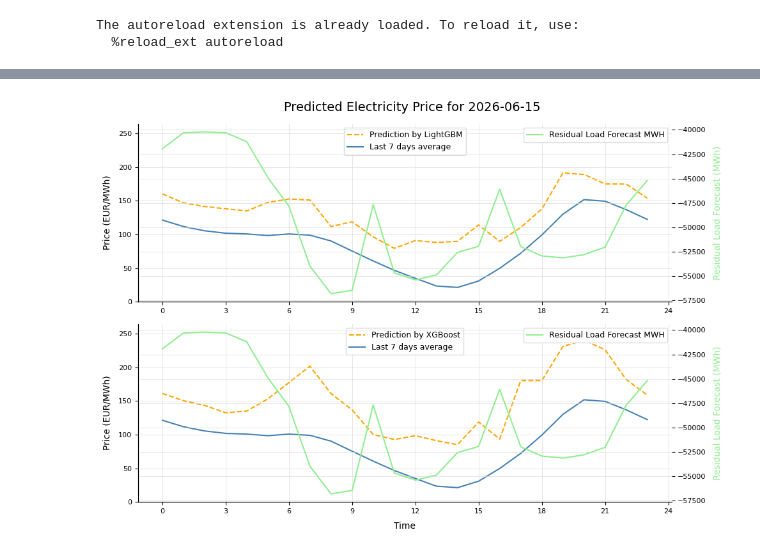
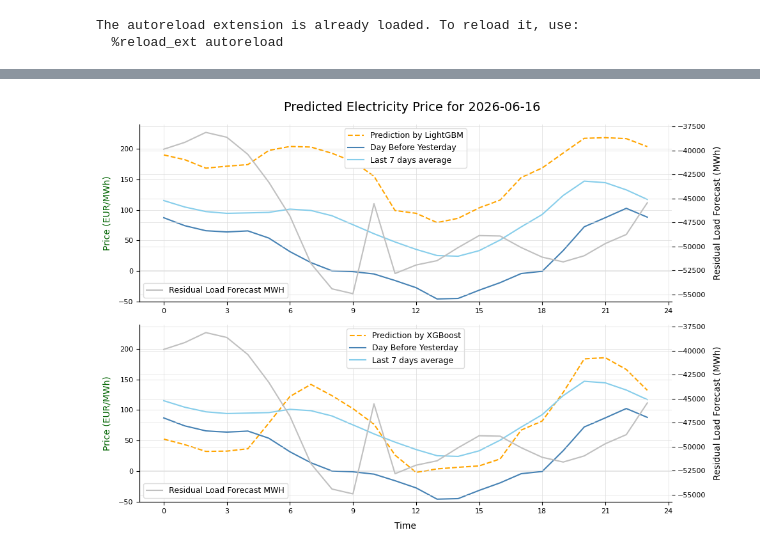
Before and after one commit to SW-oasen/electricity_price_forecast, a Jupyter notebook: notebook/07_predict_price.ipynb, the cells around one changed output, grey strips where cells are left out. Drawn from its saved outputs; the diff is of its cells as text; code cells hidden in the pictures.

Commit message:
reduced features, retrained models, update prediction for tomorrow and streamlit app

```diff
--- a/notebook/07_predict_price.ipynb
+++ b/notebook/07_predict_price.ipynb
@@ -73,5 +73,6 @@ price_features_train = price_model_lgbm.feature_name_
 
 df_tomorrow = prepare_data_for_price_prediction_operational()
 
-df_price_model = prepare_price_model_dataset()
+df_price = load_time_series_data_from_db().reset_index()
+df_price["time_berlin"] = pd.to_datetime(df_price["time"], utc=True).dt.tz_convert("Europe/Berlin")
 # %% [output]
@@ -103,62 +124,61 @@ tomorrow = (now_berlin + pd.Timedelta(days=1)).date()
 daybeforeyesterday = (now_berlin - pd.Timedelta(days=2)).date()
 time_range = range(24)
 
-df_price_model["time_berlin"] = df_price_model["time"].dt.tz_convert("Europe/Berlin")
-
 df_price_daybeforeyesterday = (
-    df_price_model
-    .loc[df_price_model["time_berlin"].dt.date == daybeforeyesterday]
+    df_price
+    .loc[df_price["time_berlin"].dt.date == daybeforeyesterday]
     .sort_values("time_berlin")
 )
 
 df_price_last7days = (
-    df_price_model
+    df_price
     .loc[
-        (df_price_model["time_berlin"].dt.date >= (now_berlin.date() - pd.Timedelta(days=7))) &
-        (df_price_model["time_berlin"].dt.date < now_berlin.date())
+        (df_price["time_berlin"].dt.date >= (now_berlin.date() - pd.Timedelta(days=7))) &
+        (df_price["time_berlin"].dt.date < now_berlin.date())
     ]
-    .groupby(df_price_model["time_berlin"].dt.hour)["price_de_lu_eur_mwh"]
+    .groupby(df_price["time_berlin"].dt.hour)["price_de_lu_eur_mwh"]
     .mean()
 )
 
 pred_price_lgbm = price_model_lgbm.predict(df_tomorrow[price_features_train])
 pred_price_xgb = price_model_xgb.predict(df_tomorrow[price_features_train])
 
-predicted_max = max(pred_price_lgbm.max(), pred_price_xgb.max())
-predicted_min = min(pred_price_lgbm.min(), pred_price_xgb.min(), 0)
+predicted_max = max(pred_price_lgbm.max(), pred_price_xgb.max(), df_price_daybeforeyesterday["price_de_lu_eur_mwh"].max(), df_price_last7days.max())
+predicted_min = min(pred_price_lgbm.min(), pred_price_xgb.min(), df_price_daybeforeyesterday["price_de_lu_eur_mwh"].min(), df_price_last7days.min(), 0)
 
 df_tomorrow['residual_load_forecast'] = df_tomorrow['gen_pv_input_mwh'] + df_tomorrow['gen_wind_input_mwh'] - df_tomorrow['demand_input_mwh']
 
 fig, ax = plt.subplots(2, 1, figsize=(10, 7))
 sns.lineplot(x=time_range, y=pred_price_lgbm, linestyle='--', color='orange', ax=ax[0], label='Prediction by LightGBM')
-#sns.lineplot(x=time_range, y=df_price_daybeforeyesterday["price_de_lu_eur_mwh"].to_numpy(), color='lightgreen', ax=ax[0], label='Day Before Yesterday')
-sns.lineplot(x=time_range, y=df_price_last7days.reindex(time_range).to_numpy(), color='steelblue', ax=ax[0], label='Last 7 days average')
+sns.lineplot(x=time_range, y=df_price_daybeforeyesterday["price_de_lu_eur_mwh"].to_numpy(), color='steelblue', ax=ax[0], label='Day Before Yesterday')
+sns.lineplot(x=time_range, y=df_price_last7days.reindex(time_range).to_numpy(), color='skyblue', ax=ax[0], label='Last 7 days average')
 ax_0_twinx = ax[0].twinx()
-ax[0].set_ylabel('Price (EUR/MWh)')
+ax[0].set_ylabel('Price (EUR/MWh)', color='darkgreen')
 ax[0].set_ylim(predicted_min * 1.1, predicted_max * 1.1)  # Set y-axis limit to 20% above the maximum predicted price and 20% below the minimum predicted price
 ax[0].legend(loc='upper center')
 ax[0].xaxis.set_major_locator(MultipleLocator(3))
 
-sns.lineplot(x=time_range, y=df_tomorrow["residual_load_forecast"].to_numpy(), color='lightgreen', ax=ax_0_twinx, label='Residual Load Forecast MWH')
-ax_0_twinx.set_ylabel('Residual Load Forecast (MWh)', color='lightgreen')
+sns.lineplot(x=time_range, y=df_tomorrow["residual_load_forecast"].to_numpy(), color='silver', ax=ax_0_twinx, label='Residual Load Forecast MWH')
+ax_0_twinx.set_ylabel('Residual Load Forecast (MWh)', color='black')
+ax_0_twinx.legend(loc='lower left')
 
 sns.lineplot(x=time_range, y=pred_price_xgb, linestyle='--', color='orange', ax=ax[1], label='Prediction by XGBoost')
-#sns.lineplot(x=time_range, y=df_price_daybeforeyesterday["price_de_lu_eur_mwh"].to_numpy(), color='lightgreen', ax=ax[1], label='Day Before Yesterday')
-sns.lineplot(x=time_range, y=df_price_last7days.reindex(time_range).to_numpy(), color='steelblue', ax=ax[1], label='Last 7 days average')
+sns.lineplot(x=time_range, y=df_price_daybeforeyesterday["price_de_lu_eur_mwh"].to_numpy(), color='steelblue', ax=ax[1], label='Day Before Yesterday')
+sns.lineplot(x=time_range, y=df_price_last7days.reindex(time_range).to_numpy(), color='skyblue', ax=ax[1], label='Last 7 days average')
 ax_1_twinx = ax[1].twinx()
 
 ax[1].set_xlabel('Time')
-ax[1].set_ylabel('Price (EUR/MWh)')
+ax[1].set_ylabel('Price (EUR/MWh)', color='darkgreen')
 ax[1].set_ylim(predicted_min * 1.1, predicted_max * 1.1)  # Set y-axis limit to 20% above the maximum predicted price and 20% below the minimum predicted price
 ax[1].legend(loc='upper center')
 ax[1].xaxis.set_major_locator(MultipleLocator(3))
 
-sns.lineplot(x=time_range, y=df_tomorrow["residual_load_forecast"].to_numpy(), color='lightgreen', ax=ax_1_twinx, label='Residual Load Forecast MWH')
-ax_1_twinx.set_ylabel('Residual Load Forecast (MWh)', color='lightgreen')
-
+sns.lineplot(x=time_range, y=df_tomorrow["residual_load_forecast"].to_numpy(), color='silver', ax=ax_1_twinx, label='Residual Load Forecast MWH')
+ax_1_twinx.set_ylabel('Residual Load Forecast (MWh)', color='black')
+ax_1_twinx.legend(loc='lower left')
 
 plt.suptitle(f'Predicted Electricity Price for {tomorrow}', fontsize=14)
 plt.tight_layout()
 plt.show()
 # %% [output]
-[figure, old version]
+[figure, new version]
```
Also changed, not shown: parts of 4 cells of this notebook, 13 other files.
